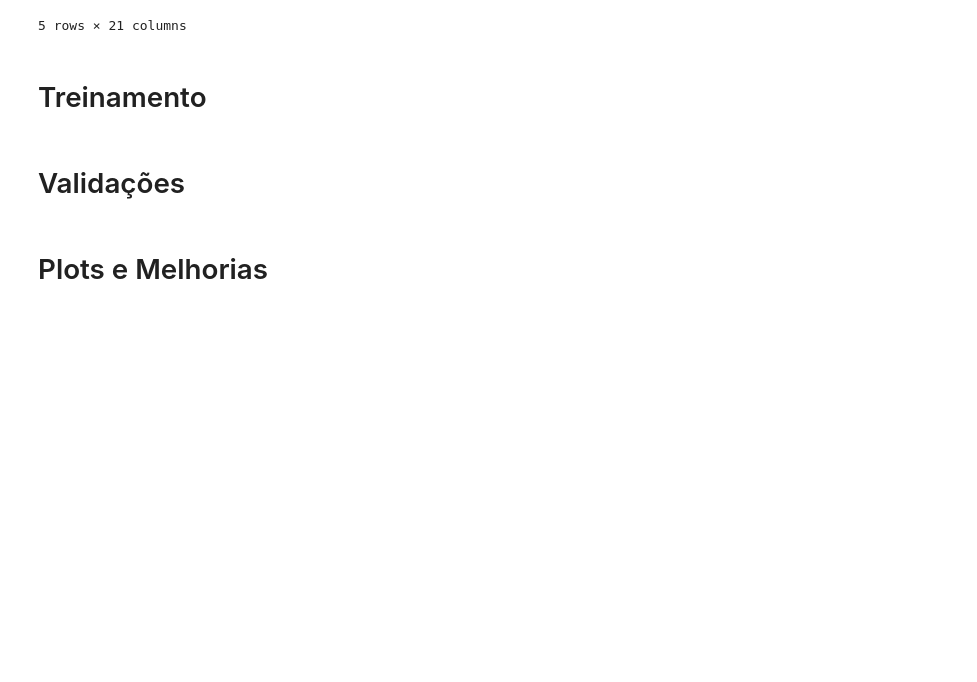
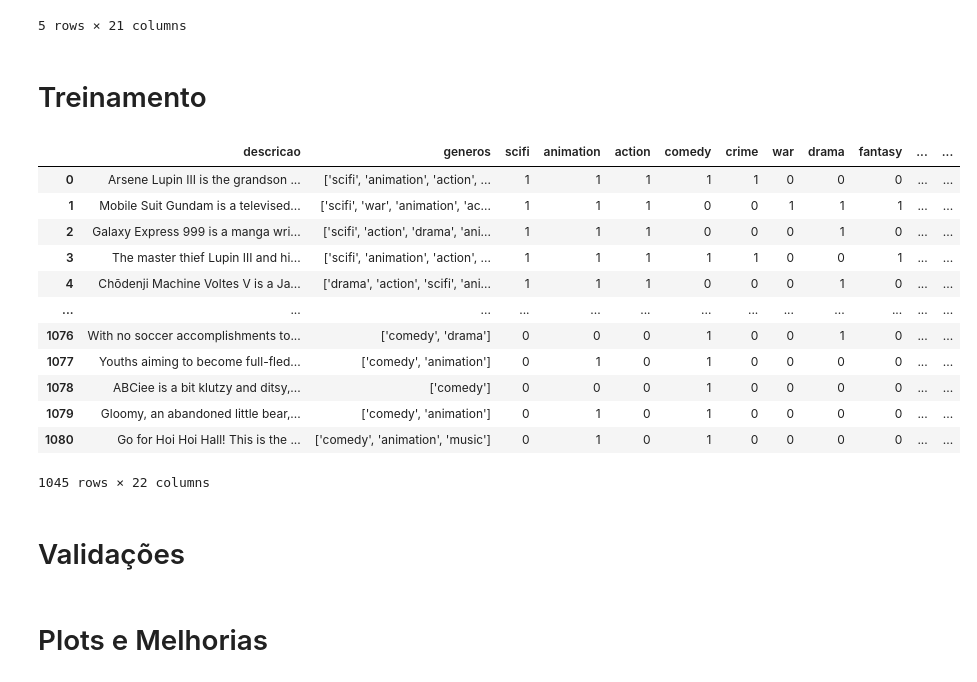
Before and after one commit to PauloSTDev/multi_label, a Jupyter notebook: Atividade G2.ipynb, the cells around one changed output. Saved outputs shown, nothing was run; the diff lists cells and outputs as text; code cells hidden in the pictures; blank space fills up the shorter version.

```diff
--- a/Atividade G2.ipynb
+++ b/Atividade G2.ipynb
@@ -152,3 +152,45 @@ crunchyroll.tail()
 5 rows × 21 columns
 # %% [markdown]
 # Treinamento
+# %%
+# Geração de Zip para criarmos uma só coluna de generos por registro
+def genZip():
+    lista = list(zip(crunchyroll[generos[0]],
+                     crunchyroll[generos[1]],
+                     crunchyroll[generos[2]],
+                     crunchyroll[generos[3]],
+                     crunchyroll[generos[4]],
+                     crunchyroll[generos[5]],
+                     crunchyroll[generos[6]],
+                     crunchyroll[generos[7]],
+                     crunchyroll[generos[8]],
+                     crunchyroll[generos[9]],
+                     crunchyroll[generos[10]],
+                     crunchyroll[generos[11]],
+                     crunchyroll[generos[12]],
+                     crunchyroll[generos[13]],
+                     crunchyroll[generos[14]],
+                     crunchyroll[generos[15]],
+                     crunchyroll[generos[16]],
+                     crunchyroll[generos[17]],
+                     crunchyroll[generos[18]]
+                    ))
+    return lista
+
+todos_generos = genZip()
+crunchyroll['todos_generos'] = todos_generos
+crunchyroll
+# %% [output]
+|  | descricao | generos | scifi | animation | action | comedy | crime | war | drama | fantasy | ... | ... |
+| 0 | Arsene Lupin III is the grandson ... | ['scifi', 'animation', 'action', ... | 1 | 1 | 1 | 1 | 1 | 0 | 0 | 0 | ... | ... |
+| 1 | Mobile Suit Gundam is a televised... | ['scifi', 'war', 'animation', 'ac... | 1 | 1 | 1 | 0 | 0 | 1 | 1 | 1 | ... | ... |
+| 2 | Galaxy Express 999 is a manga wri... | ['scifi', 'action', 'drama', 'ani... | 1 | 1 | 1 | 0 | 0 | 0 | 1 | 0 | ... | ... |
+| 3 | The master thief Lupin III and hi... | ['scifi', 'animation', 'action', ... | 1 | 1 | 1 | 1 | 1 | 0 | 0 | 1 | ... | ... |
+| 4 | Chōdenji Machine Voltes V is a Ja... | ['drama', 'action', 'scifi', 'ani... | 1 | 1 | 1 | 0 | 0 | 0 | 1 | 0 | ... | ... |
+| ... | ... | ... | ... | ... | ... | ... | ... | ... | ... | ... | ... | ... |
+| 1076 | With no soccer accomplishments to... | ['comedy', 'drama'] | 0 | 0 | 0 | 1 | 0 | 0 | 1 | 0 | ... | ... |
+| 1077 | Youths aiming to become full-fled... | ['comedy', 'animation'] | 0 | 1 | 0 | 1 | 0 | 0 | 0 | 0 | ... | ... |
+| 1078 | ABCiee is a bit klutzy and ditsy,... | ['comedy'] | 0 | 0 | 0 | 1 | 0 | 0 | 0 | 0 | ... | ... |
+| 1079 | Gloomy, an abandoned little bear,... | ['comedy', 'animation'] | 0 | 1 | 0 | 1 | 0 | 0 | 0 | 0 | ... | ... |
+| 1080 | Go for Hoi Hoi Hall! This is the ... | ['comedy', 'animation', 'music'] | 0 | 1 | 0 | 1 | 0 | 0 | 0 | 0 | ... | ... |
+1045 rows × 22 columns
```
Also changed, not shown: parts of 1 cell of this notebook.
